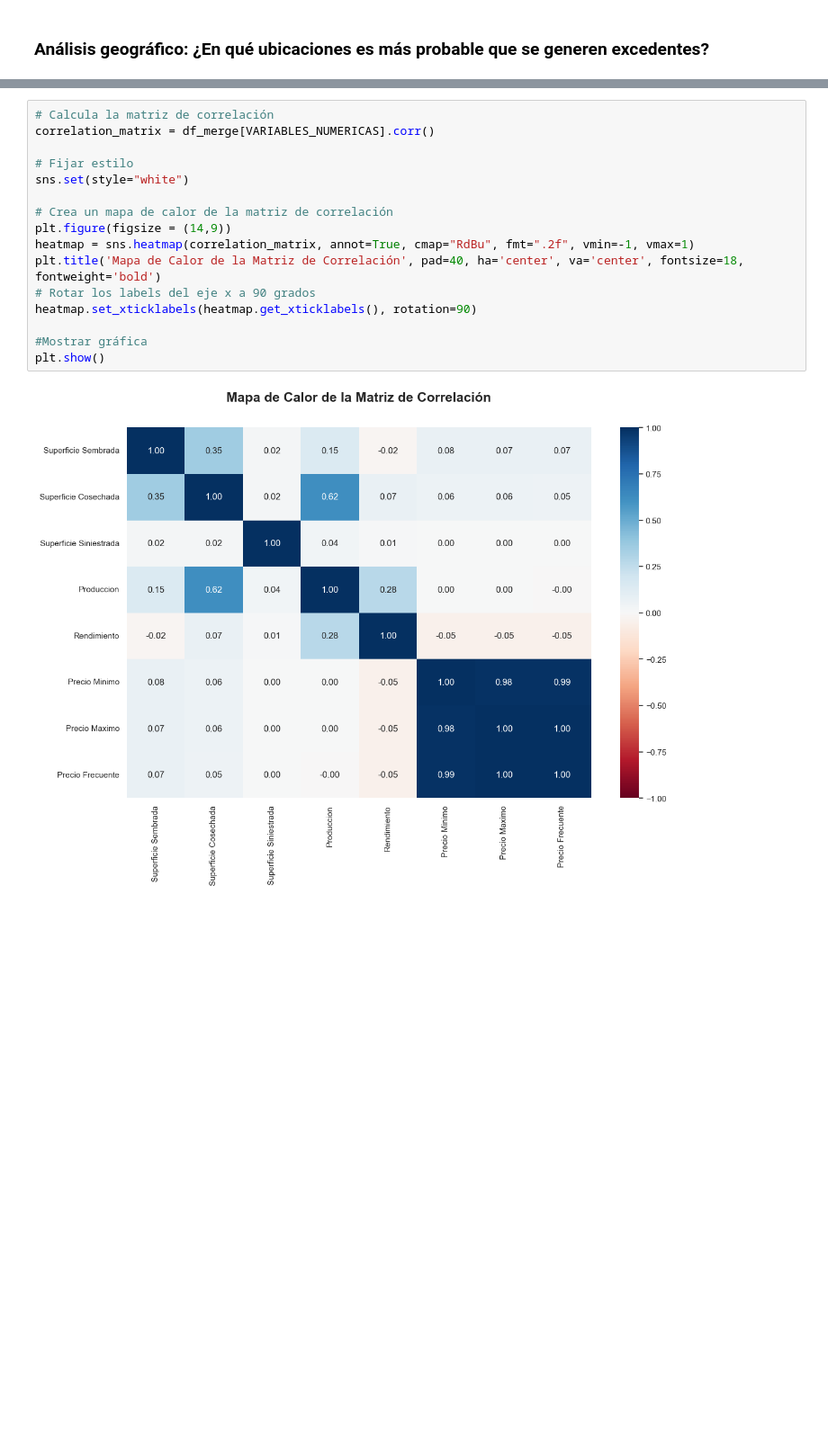
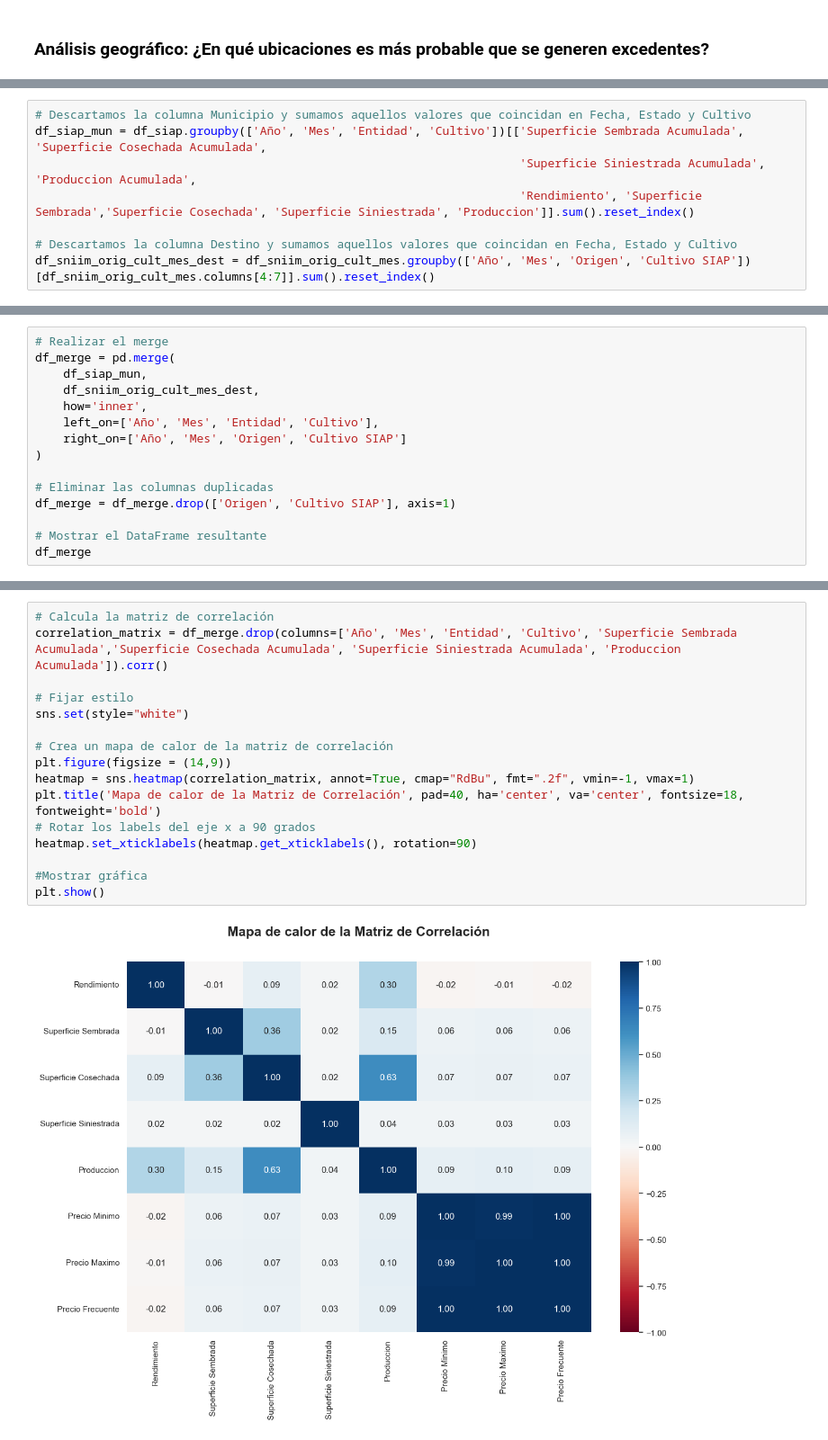
Before and after one commit to josemal98/Proyecto_Ing_Caract, a Jupyter notebook: Segunda_parte/EDA.ipynb, the cells around one changed output, grey strips where cells are left out. Shown at 90% size. Cells and saved outputs as stored; diff of their text form; blank space fills up the shorter version.

```diff
--- a/Segunda_parte/EDA.ipynb
+++ b/Segunda_parte/EDA.ipynb
@@ -1544,0 +2410,8 @@ geo_df.plot()
+# %%
+# Descartamos la columna Municipio y sumamos aquellos valores que coincidan en Fecha, Estado y Cultivo
+df_siap_mun = df_siap.groupby(['Año', 'Mes', 'Entidad', 'Cultivo'])[['Superficie Sembrada Acumulada', 'Superficie Cosechada Acumulada',
+                                                                     'Superficie Siniestrada Acumulada', 'Produccion Acumulada',
+                                                                     'Rendimiento', 'Superficie Sembrada','Superficie Cosechada', 'Superficie Siniestrada', 'Produccion']].sum().reset_index()
+
+# Descartamos la columna Destino y sumamos aquellos valores que coincidan en Fecha, Estado y Cultivo
+df_sniim_orig_cult_mes_dest = df_sniim_orig_cult_mes.groupby(['Año', 'Mes', 'Origen', 'Cultivo SIAP'])[df_sniim_orig_cult_mes.columns[4:7]].sum().reset_index()
@@ -1544,0 +2438,15 @@ geo_df.plot()
+# %%
+# Realizar el merge
+df_merge = pd.merge(
+    df_siap_mun,
+    df_sniim_orig_cult_mes_dest,
+    how='inner',
+    left_on=['Año', 'Mes', 'Entidad', 'Cultivo'],
+    right_on=['Año', 'Mes', 'Origen', 'Cultivo SIAP']
+)
+
+# Eliminar las columnas duplicadas
+df_merge = df_merge.drop(['Origen', 'Cultivo SIAP'], axis=1)
+
+# Mostrar el DataFrame resultante
+df_merge
@@ -1547,18 +2469,18 @@ geo_df.plot()
 # %%
 # Calcula la matriz de correlación
-correlation_matrix = df_merge[VARIABLES_NUMERICAS].corr()
+correlation_matrix = df_merge.drop(columns=['Año', 'Mes', 'Entidad', 'Cultivo', 'Superficie Sembrada Acumulada','Superficie Cosechada Acumulada', 'Superficie Siniestrada Acumulada', 'Produccion Acumulada']).corr()
 
 # Fijar estilo
 sns.set(style="white")
 
 # Crea un mapa de calor de la matriz de correlación
 plt.figure(figsize = (14,9))
 heatmap = sns.heatmap(correlation_matrix, annot=True, cmap="RdBu", fmt=".2f", vmin=-1, vmax=1)
-plt.title('Mapa de Calor de la Matriz de Correlación', pad=40, ha='center', va='center', fontsize=18, fontweight='bold')
+plt.title('Mapa de calor de la Matriz de Correlación', pad=40, ha='center', va='center', fontsize=18, fontweight='bold')
 # Rotar los labels del eje x a 90 grados
 heatmap.set_xticklabels(heatmap.get_xticklabels(), rotation=90)
 
 #Mostrar gráfica
 plt.show()
 # %% [output]
-[figure, old version]
+[figure, new version]
```
Also changed, not shown: parts of 89 cells of this notebook.
